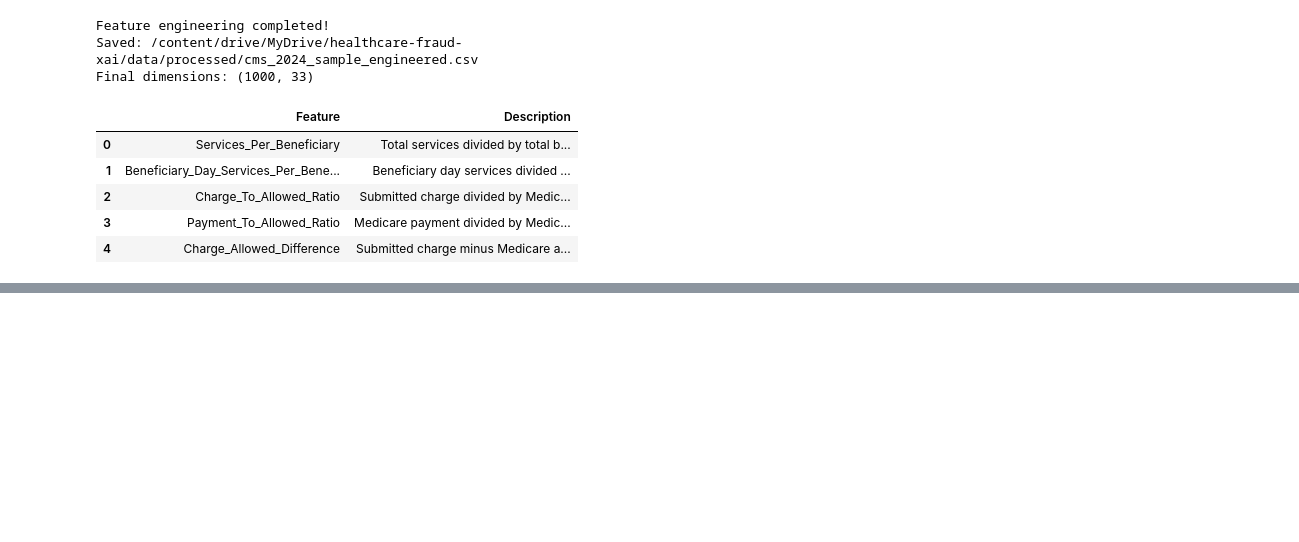
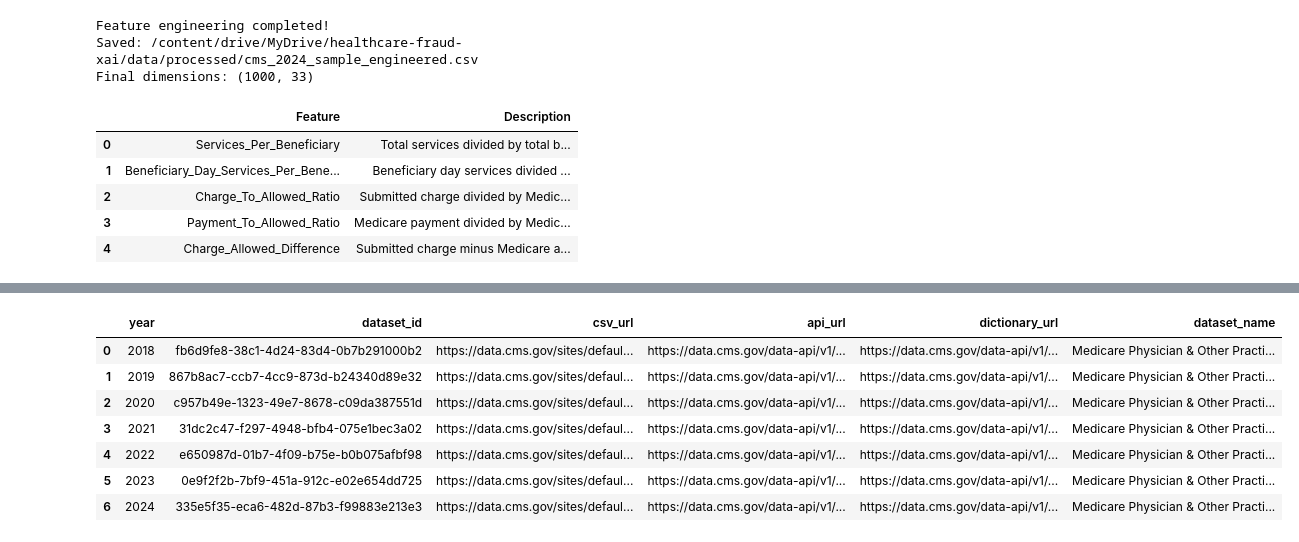
Before and after one commit to rohithrajulapati/healthcare-fraud-xai, a Jupyter notebook: 01_data_acquisition.ipynb, the cells around one changed output, grey strips where cells are left out. Drawn from its saved outputs; the diff is of its cells as text; code cells hidden in the pictures; blank space fills up the shorter version.

```diff
--- a/01_data_acquisition.ipynb
+++ b/01_data_acquisition.ipynb
@@ -1698,0 +4182,88 @@ display(feature_report)
+# %%
+
+import pandas as pd
+from pathlib import Path
+
+# --------------------------------------------------
+# STEP 26: CMS HISTORICAL RELEASE MANIFEST
+# --------------------------------------------------
+
+releases = [
+    {
+        "year": 2018,
+        "dataset_id": "fb6d9fe8-38c1-4d24-83d4-0b7b291000b2",
+        "csv_url": "https://data.cms.gov/sites/default/files/2025-11/5669eafb-f0b3-4dc5-be6d-abc09b480c2e/MUP_PHY_R25_P04_V20_D18_Prov_Svc.csv"
+    },
+    {
+        "year": 2019,
+        "dataset_id": "867b8ac7-ccb7-4cc9-873d-b24340d89e32",
+        "csv_url": "https://data.cms.gov/sites/default/files/2025-11/7befba27-752e-47a8-a76c-6c6d4f74f2e3/MUP_PHY_R25_P04_V20_D19_Prov_Svc.csv"
+    },
+    {
+        "year": 2020,
+        "dataset_id": "c957b49e-1323-49e7-8678-c09da387551d",
+        "csv_url": "https://data.cms.gov/sites/default/files/2025-11/d22b18cd-7726-4bf5-8e9c-3e4587c589a1/MUP_PHY_R25_P05_V20_D20_Prov_Svc.csv"
+    },
+    {
+        "year": 2021,
+        "dataset_id": "31dc2c47-f297-4948-bfb4-075e1bec3a02",
+        "csv_url": "https://data.cms.gov/sites/default/files/2025-11/bffaf97a-c2ab-4fd7-8718-be90742e3485/MUP_PHY_R25_P05_V20_D21_Prov_Svc.csv"
+    },
+    {
+        "year": 2022,
+        "dataset_id": "e650987d-01b7-4f09-b75e-b0b075afbf98",
+        "csv_url": "https://data.cms.gov/sites/default/files/2025-11/53fb2bae-4913-48dc-a6d4-d8c025906567/MUP_PHY_R25_P05_V20_D22_Prov_Svc.csv"
+    },
+    {
+        "year": 2023,
+        "dataset_id": "0e9f2f2b-7bf9-451a-912c-e02e654dd725",
+        "csv_url": "https://data.cms.gov/sites/default/files/2025-04/e3f823f8-db5b-4cc7-ba04-e7ae92b99757/MUP_PHY_R25_P05_V20_D23_Prov_Svc.csv"
+    },
+    {
+        "year": 2024,
+        "dataset_id": "335e5f35-eca6-482d-87b3-f99883e213e3",
+        "csv_url": "https://data.cms.gov/sites/default/files/2026-05/b5ebab5a-f490-418a-9bce-4b9f31419356/PHY_R26_P05_V10_D24_Prov_Svc.csv"
+    }
+]
+
+manifest = pd.DataFrame(releases)
+
+manifest["api_url"] = manifest["dataset_id"].apply(
+    lambda x: f"https://data.cms.gov/data-api/v1/dataset/{x}/data"
+)
+
+manifest["dictionary_url"] = manifest["dataset_id"].apply(
+    lambda x: f"https://data.cms.gov/data-api/v1/dataset/{x}/dictionary"
+)
+
+manifest["dataset_name"] = (
+    "Medicare Physician & Other Practitioners - by Provider and Service"
+)
+
+# --------------------------------------------------
+# CHECK THE MANIFEST
+# --------------------------------------------------
+
+print("CMS HISTORICAL RELEASE MANIFEST")
+display(manifest)
+
+assert manifest["year"].tolist() == list(range(2018, 2025))
+assert manifest["dataset_id"].is_unique
+assert manifest["csv_url"].notna().all()
+
+# --------------------------------------------------
+# SAVE THE MANIFEST
+# --------------------------------------------------
+
+output_dir = Path("/content/cms_research")
+output_dir.mkdir(exist_ok=True)
+
+manifest_path = output_dir / "cms_2018_2024_release_manifest.csv"
+
+manifest.to_csv(manifest_path, index=False)
+
+print("\nManifest saved successfully:")
+print(manifest_path)
+
+print("\nTotal annual releases:", len(manifest))
+# %% [output]
@@ -1698,0 +4271,8 @@ display(feature_report)
+|  | year | dataset_id | csv_url | api_url | dictionary_url | dataset_name |
+| 0 | 2018 | fb6d9fe8-38c1-4d24-83d4-0b7b291000b2 | https://data.cms.gov/sites/defaul... | https://data.cms.gov/data-api/v1/... | https://data.cms.gov/data-api/v1/... | Medicare Physician & Other Practi... |
+| 1 | 2019 | 867b8ac7-ccb7-4cc9-873d-b24340d89e32 | https://data.cms.gov/sites/defaul... | https://data.cms.gov/data-api/v1/... | https://data.cms.gov/data-api/v1/... | Medicare Physician & Other Practi... |
+| 2 | 2020 | c957b49e-1323-49e7-8678-c09da387551d | https://data.cms.gov/sites/defaul... | https://data.cms.gov/data-api/v1/... | https://data.cms.gov/data-api/v1/... | Medicare Physician & Other Practi... |
+| 3 | 2021 | 31dc2c47-f297-4948-bfb4-075e1bec3a02 | https://data.cms.gov/sites/defaul... | https://data.cms.gov/data-api/v1/... | https://data.cms.gov/data-api/v1/... | Medicare Physician & Other Practi... |
+| 4 | 2022 | e650987d-01b7-4f09-b75e-b0b075afbf98 | https://data.cms.gov/sites/defaul... | https://data.cms.gov/data-api/v1/... | https://data.cms.gov/data-api/v1/... | Medicare Physician & Other Practi... |
+| 5 | 2023 | 0e9f2f2b-7bf9-451a-912c-e02e654dd725 | https://data.cms.gov/sites/defaul... | https://data.cms.gov/data-api/v1/... | https://data.cms.gov/data-api/v1/... | Medicare Physician & Other Practi... |
+| 6 | 2024 | 335e5f35-eca6-482d-87b3-f99883e213e3 | https://data.cms.gov/sites/defaul... | https://data.cms.gov/data-api/v1/... | https://data.cms.gov/data-api/v1/... | Medicare Physician & Other Practi... |
```
Also changed, not shown: parts of 46 cells of this notebook.
